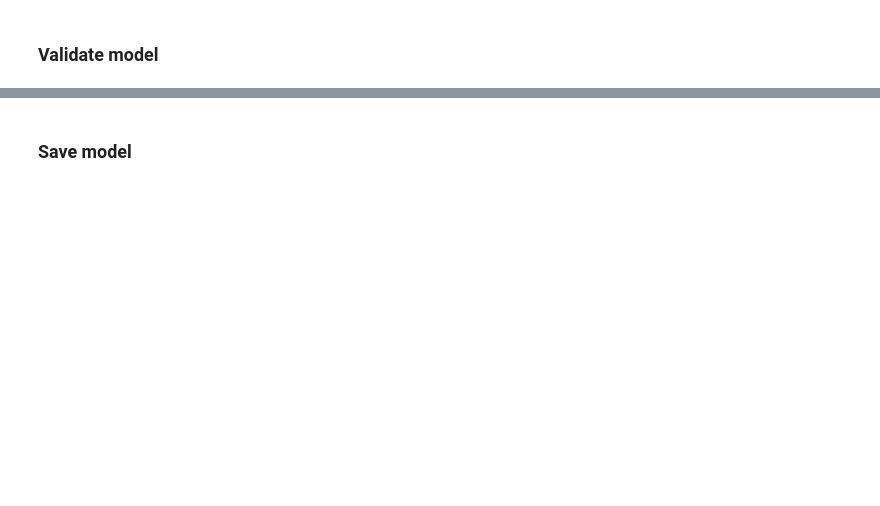
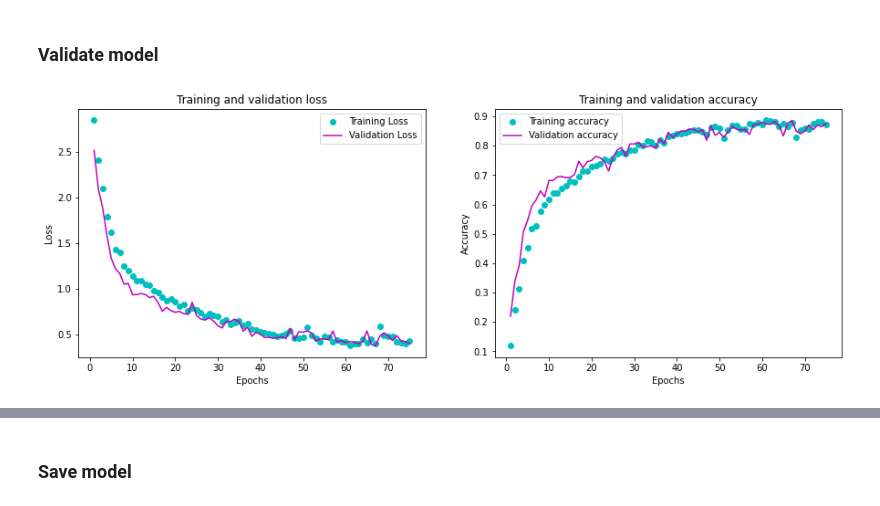
Before and after one commit to aesuf/the-perfect-sampler, a Jupyter notebook: RNN.ipynb, the cells around one changed output, grey strips where cells are left out. Cells and saved outputs as stored; diff of their text form; code cells hidden in the pictures; blank space fills up the shorter version.

Commit message:
trained rnn

```diff
--- a/RNN.ipynb
+++ b/RNN.ipynb
@@ -142,15 +152,15 @@ print("Testing data size:", x_test.shape)
 ### Train model ###
 # %%
 # define model shape
-input_shape=(128,1000)
+input_shape=(129,128)
 model = keras.Sequential()
 model.add(LSTM(128,input_shape=input_shape))
 #model.add(Dropout(0.2))
-#model.add(Dense(128, activation='relu'))
+model.add(Dense(128, activation='relu'))
 #model.add(Dense(64, activation='relu'))
-#model.add(Dropout(0.4))
-#model.add(Dense(48, activation='relu'))
-#model.add(Dropout(0.4))
+model.add(Dropout(0.2))
+model.add(Dense(48, activation='relu'))
+model.add(Dropout(0.4))
 model.add(Dense(24, activation='softmax'))
 model.summary()
 
@@ -158,4 +168,4 @@ model.summary()
 model.compile(optimizer='adam',loss='SparseCategoricalCrossentropy',metrics=['acc'])
 
 # train model
-history = model.fit(X_train, y_train, epochs=50, batch_size=72, validation_data=(X_test, y_test), shuffle=True)
+history = model.fit(X_train, y_train, epochs=75, batch_size=72, validation_data=(X_test, y_test), shuffle=True)
@@ -164,28 +192,24 @@ history = model.fit(X_train, y_train, epochs=50, batch_size=72, validation_data=
 # %%
 # display results
 history_dict=history.history
 loss_values=history_dict['loss']
 acc_values=history_dict['acc']
 val_loss_values = history_dict['val_loss']
 val_acc_values=history_dict['val_acc']
-epochs=range(1,51)
+epochs=range(1,76)
 fig,(ax1,ax2)=plt.subplots(1,2,figsize=(15,5))
 ax1.plot(epochs,loss_values,'co',label='Training Loss')
 ax1.plot(epochs,val_loss_values,'m', label='Validation Loss')
 ax1.set_title('Training and validation loss')
 ax1.set_xlabel('Epochs')
 ax1.set_ylabel('Loss')
 ax1.legend()
 ax2.plot(epochs,acc_values,'co', label='Training accuracy')
 ax2.plot(epochs,val_acc_values,'m',label='Validation accuracy')
 ax2.set_title('Training and validation accuracy')
 ax2.set_xlabel('Epochs')
 ax2.set_ylabel('Accuracy')
 ax2.legend()
 plt.show()
-
-# display confusion matrix
-TrainLoss, Trainacc = model.evaluate(X_train, y_train)
-TestLoss, Testacc = model.evaluate(X_test, y_test)
-t_pred = model.predict(X_test)
-print('Confusion_matrix: ',tf.math.confusion_matrix(y_test, np.argmax(t_pred,axis=1)))
+# %% [output]
+[figure, added]
```
Also changed, not shown: parts of 5 cells of this notebook.
